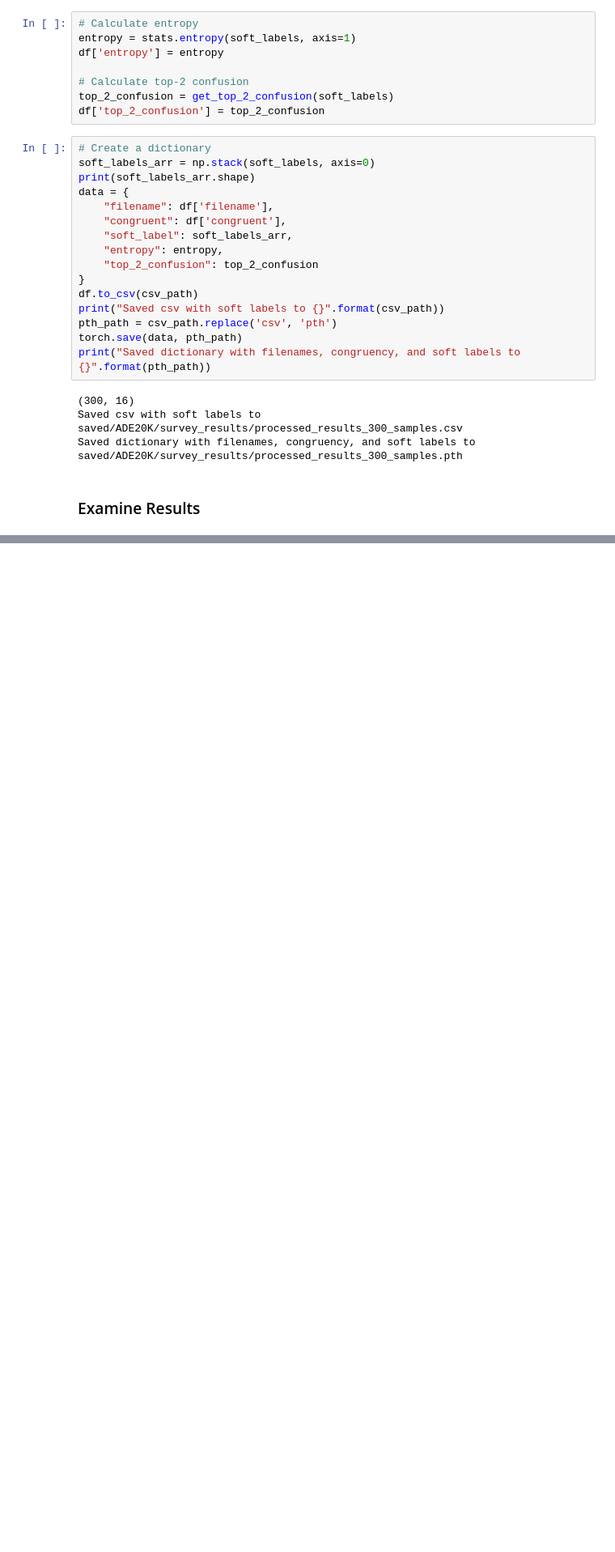
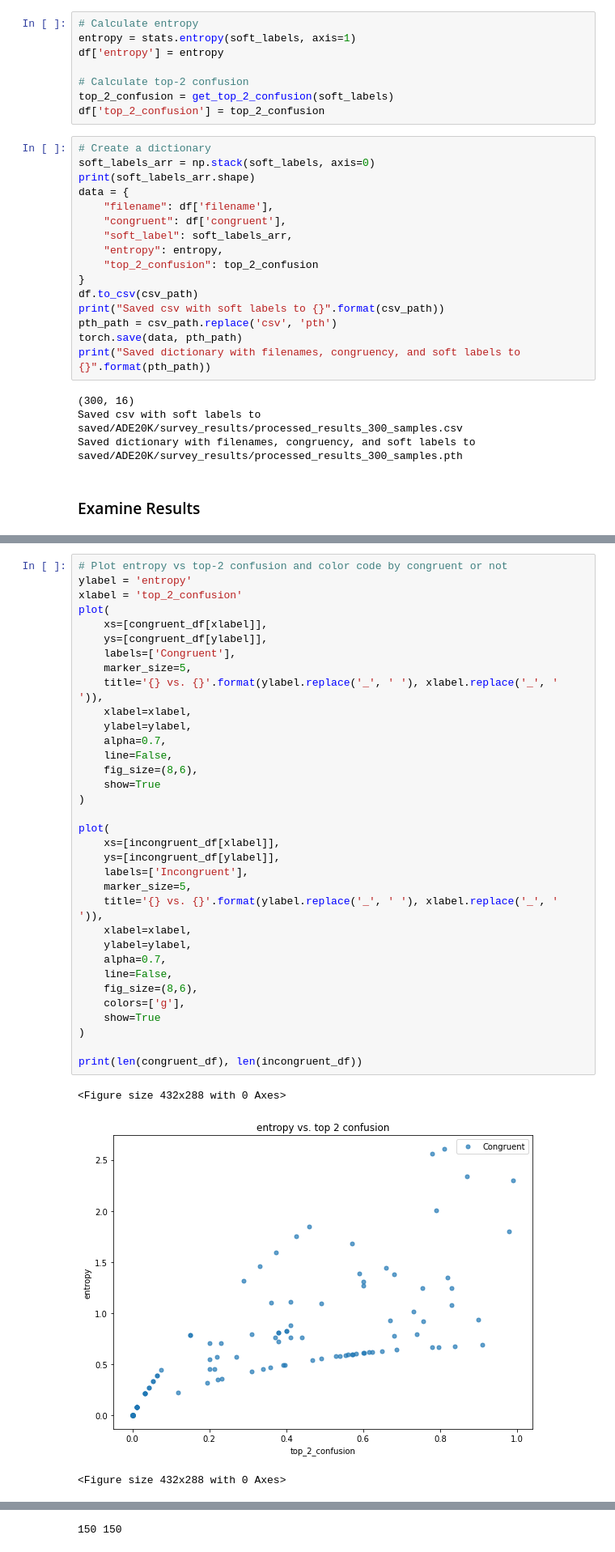
Before and after one commit to allisonchen23/explain-alignment, a Jupyter notebook: process_survey.ipynb, the cells around one changed output, grey strips where cells are left out. Shown at 81% size. Cells and saved outputs as stored; diff of their text form; blank space fills up the shorter version.

```diff
--- a/process_survey.ipynb
+++ b/process_survey.ipynb
@@ -257,0 +284,38 @@ Saved dictionary with filenames, congruency, and soft labels to saved/ADE20K/sur
+# %%
+# Plot entropy vs top-2 confusion and color code by congruent or not
+ylabel = 'entropy'
+xlabel = 'top_2_confusion'
+plot(
+    xs=[congruent_df[xlabel]],
+    ys=[congruent_df[ylabel]],
+    labels=['Congruent'],
+    marker_size=5,
+    title='{} vs. {}'.format(ylabel.replace('_', ' '), xlabel.replace('_', ' ')),
+    xlabel=xlabel,
+    ylabel=ylabel,
+    alpha=0.7,
+    line=False,
+    fig_size=(8,6),
+    show=True
+)
+
+plot(
+    xs=[incongruent_df[xlabel]],
+    ys=[incongruent_df[ylabel]],
+    labels=['Incongruent'],
+    marker_size=5,
+    title='{} vs. {}'.format(ylabel.replace('_', ' '), xlabel.replace('_', ' ')),
+    xlabel=xlabel,
+    ylabel=ylabel,
+    alpha=0.7,
+    line=False,
+    fig_size=(8,6),
+    colors=['g'],
+    show=True
+)
+
+print(len(congruent_df), len(incongruent_df))
+# %% [output]
+<Figure size 432x288 with 0 Axes>
+[figure, added]
+<Figure size 432x288 with 0 Axes>
@@ -257,0 +323 @@ Saved dictionary with filenames, congruency, and soft labels to saved/ADE20K/sur
+150 150
```
Also changed, not shown: parts of 12 cells of this notebook, 1 other file.
